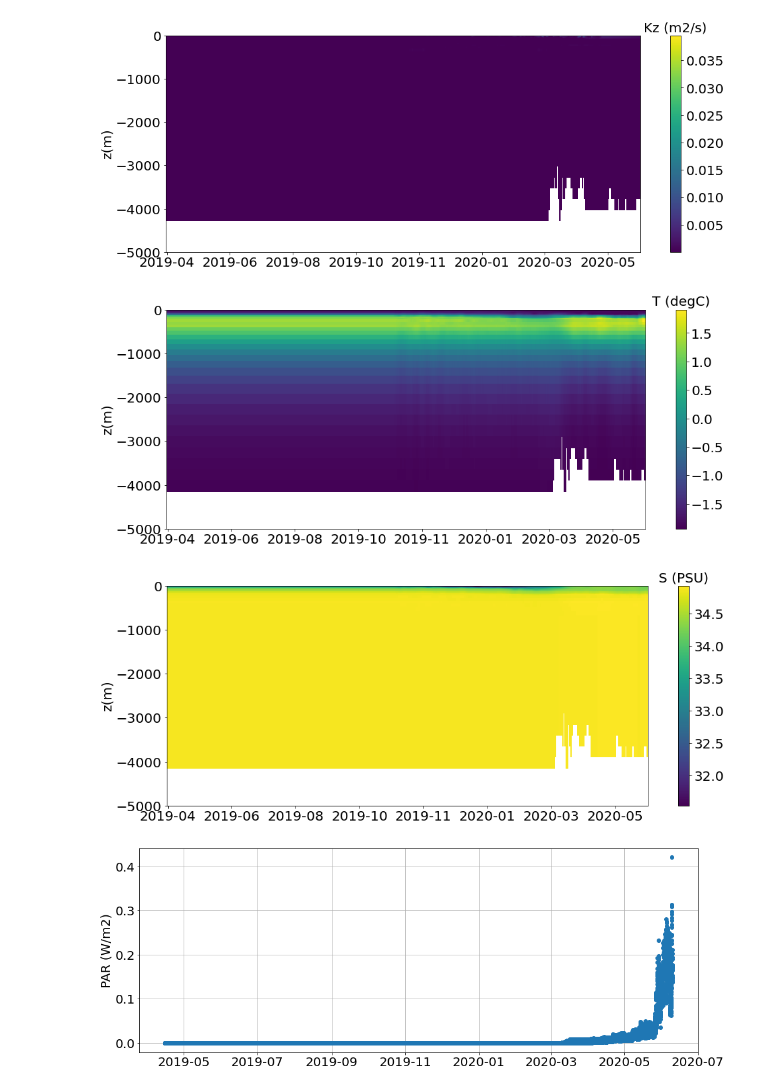
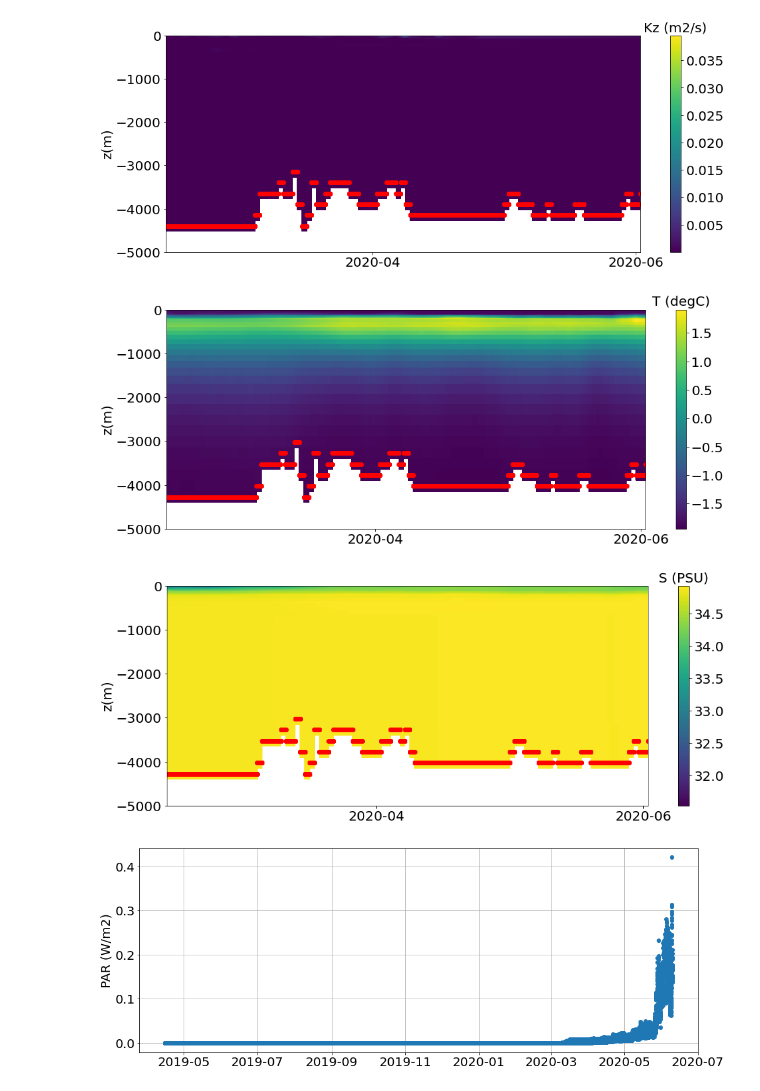
Before and after one commit to LAWTIDEBOY/nuarctic, a Jupyter notebook: scripts/Create_Forcing/Process_Forcing_REcoM.ipynb, the cells around one changed output. Cells and saved outputs as stored; diff of their text form; code cells hidden in the pictures.

Commit message:
forcing script updated

```diff
--- a/scripts/Create_Forcing/Process_Forcing_REcoM.ipynb
+++ b/scripts/Create_Forcing/Process_Forcing_REcoM.ipynb
@@ -463,12 +332,21 @@ Output(filename_output, mesh, PAR_data_processed, ITP_data_processed, Kz_data_pr
 # %%
-# 8. plot forcing data
+# 7. plot forcing data
 # plot properties
 fsz, dl = (16, 6), [-5000, 0]
 lbsz, tcsz, mksz = 30, 20, 20
 rc('xtick', labelsize=tcsz) , rc('ytick', labelsize=tcsz)
 date_ref = datetime.strptime('1970-01','%Y-%m').toordinal()
+date_start, date_end = datetime.strptime('2020-03-01', '%Y-%m-%d').toordinal() - date_ref,  np.max(mesh.dates) - date_ref
+tl=[date_start, date_end]
 
-def plot_2D_field(dates, z , var, varname):
+def plot_2D_field(mesh, var, varname):
+
+    dates, nlvl = mesh.dates, mesh.nlevels.astype(int)
+    if 'Kz' in varname:
+        z = mesh.zbar
+    else:
+        nlvl = nlvl -1
+        z = mesh.Z
 
     # define figure
     fig, ax = plt.subplots(1, figsize=fsz)
@@ -476,50 +354,53 @@ def plot_2D_field(dates, z , var, varname):
     # plot 2D field
     varc = ax.pcolor(dates-date_ref, z, var)
 
+    for i, nl in enumerate(nlvl):
+        ax.plot_date(mesh.dates[i]-date_ref, z[nl], 'or')
+
     #manage the axis
-    ax.set_ylim(dl), ax.set_ylabel('z(m)', fontsize=20)
+    ax.set_xlim(tl),ax.set_ylim(dl), ax.set_ylabel('z(m)', fontsize=20)
     ax.xaxis.set_major_locator(mdates.WeekdayLocator(interval=8))
     ax.xaxis.set_major_formatter(DateFormatter("%Y-%m"))
 
     # manage colorbar
     cbar = fig.colorbar(varc, ax=ax)
     cbar.ax.set_title(varname, fontsize=20)
     return
 
 def plot_1D_field(dates, var, varname):
     # define figure
     fig, ax = plt.subplots(1, figsize=fsz)
 
-    # plot 2D field
+    # plot 1D field
     ax.plot_date(dates-date_ref, var)
     ax.set_ylabel(varname, fontsize=20), ax.grid()
 
     return
 #
 # plot forcing
 #
 # A. Kz
 data=Kz_data_processed
-plot_2D_field(mesh.dates, mesh.zbar, data.Kz, 'Kz (m2/s)')
+plot_2D_field(mesh, data.Kz, 'Kz (m2/s)')
 
-# B. temperature and salinity
+## B. temperature and salinity
 data = ITP_data_processed
-plot_2D_field(mesh.dates, mesh.Z, data.temperature, 'T (degC)')
-plot_2D_field(mesh.dates, mesh.Z, data.salinity, 'S (PSU)')
+plot_2D_field(mesh, data.temperature, 'T (degC)')
+plot_2D_field(mesh, data.salinity, 'S (PSU)')
 
-# C. PAR
+## C. PAR
 data=PAR_data_processed
 plot_1D_field(mesh.dates, data.PAR, 'PAR (W/m2)')
 
-# D. atm forcing
+## D. atm forcing
 data=atm_forcing_data_processed
 plot_1D_field(mesh.dates, data.pressure, 'P (Pa)')
 plot_1D_field(mesh.dates, data.uatm, r'$u_{wind}$' + ' (m/s)')
 plot_1D_field(mesh.dates, data.vatm, r'$v_{wind}$' + ' (m/s)')
 # %% [output]
-[figure, old version]
+[figure, new version]
-[figure, old version]
+[figure, new version]
-[figure, old version]
+[figure, new version]
 [figure]
 [figure]
 [figure]
```
Also changed, not shown: parts of 5 cells of this notebook.
